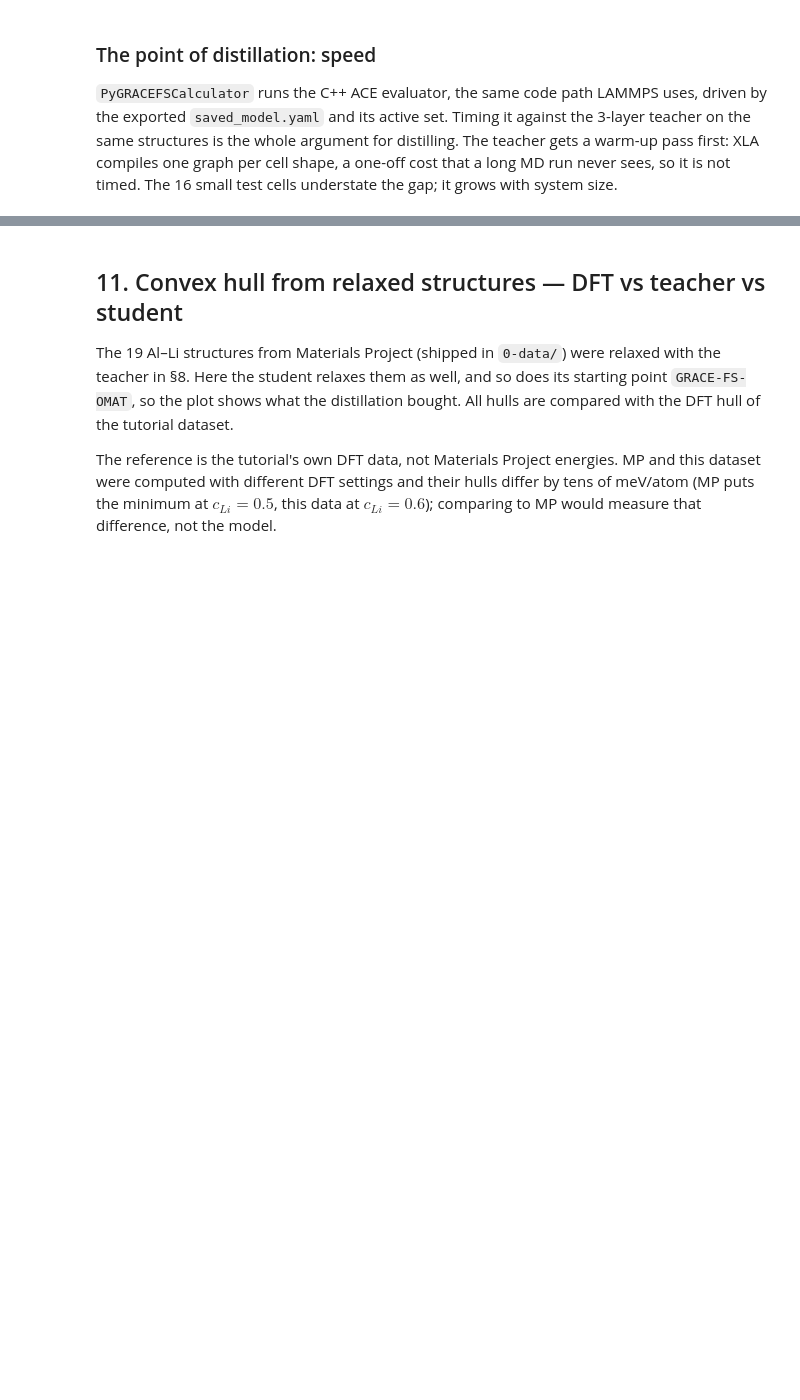
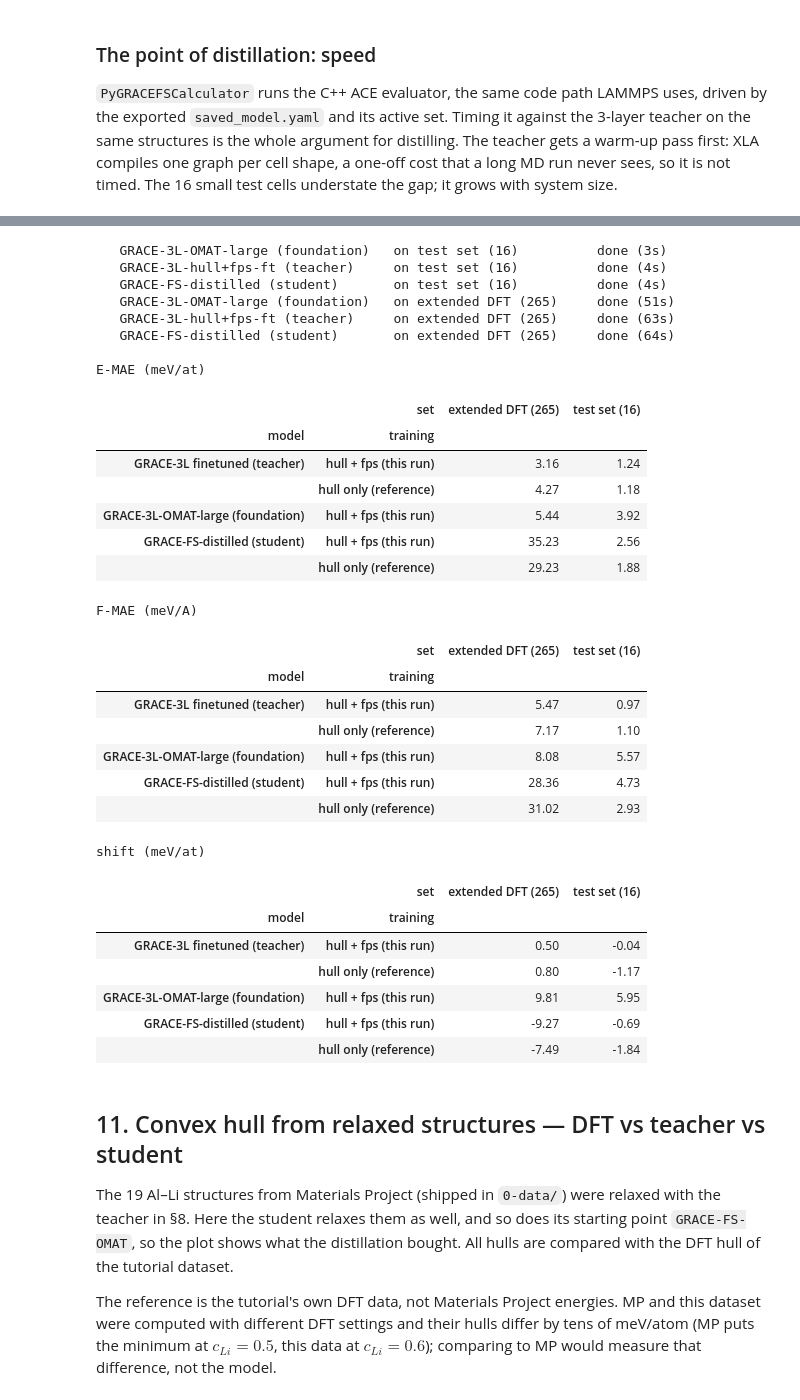
Before and after one commit to yury-lysogorskiy/grace-colab-tutorial, a Jupyter notebook: GRACE-AlLi-tutorial.ipynb, the cells around one changed output, grey strips where cells are left out. Saved outputs shown, nothing was run; the diff lists cells and outputs as text; code cells hidden in the pictures; blank space fills up the shorter version.

```diff
--- a/GRACE-AlLi-tutorial.ipynb
+++ b/GRACE-AlLi-tutorial.ipynb
@@ -1493,29 +1565,65 @@ shift is small by construction. Forces need no such correction.
 # %%
 def errors_vs_dft(df, calc):
     """Energy MAE with the model's constant offset removed, the offset itself, and the force MAE."""
     E, F = predict(df["ase_atoms"], calc)
     d = (E - df["energy"].values)/natoms(df)*1000
     return {"shift (meV/at)": d.mean(), "E-MAE (meV/at)": np.abs(d - d.mean()).mean(),
             "F-MAE (meV/A)": np.abs(flat(F) - flat(df["forces"])).mean()*1000}
 
 errors_file = DISTILL / f"model_errors-{POOL_TAG}.pkl.gz"
 if not have(errors_file, "(model errors)"):
     extended = load(EXT_SET)
     sets   = {f"test set ({len(test)})": test, f"extended DFT ({len(extended)})": extended}
     models = {"GRACE-3L-OMAT-large (foundation)": calc_fm,
               f"{TEACHER_NAME} (teacher)":         calc_uq,
               "GRACE-FS-distilled (student)":     calc_fs}
     rows, t0 = [], time.time()
     for sname, sdf in sets.items():
         for mname, calc in models.items():
             rows.append({"set": sname, "model": mname, **errors_vs_dft(sdf, calc)})
             print(f"   {mname:34s} on {sname:22s} done ({time.time()-t0:.0f}s)")
     save(pd.DataFrame(rows), errors_file)
 
-model_errors = load(errors_file)
+model_errors = load(errors_file).assign(training="hull + fps (this run)")
+reference    = load(REF_ERRORS)
+reference    = reference[~reference["model"].str.contains("foundation")].assign(training="hull only (reference)")
+both = pd.concat([model_errors, reference], ignore_index=True)
+both["model"] = both["model"].str.replace(r"GRACE-3L-hull(\+fps)?-ft", "GRACE-3L finetuned", regex=True)
 for col in ("E-MAE (meV/at)", "F-MAE (meV/A)", "shift (meV/at)"):
     print(f"\n{col}")
-    display(model_errors.pivot(index="model", columns="set", values=col).round(2))
+    display(both.pivot(index=["model", "training"], columns="set", values=col).round(2))
+# %% [output]
+   GRACE-3L-OMAT-large (foundation)   on test set (16)          done (3s)
+   GRACE-3L-hull+fps-ft (teacher)     on test set (16)          done (4s)
+   GRACE-FS-distilled (student)       on test set (16)          done (4s)
+   GRACE-3L-OMAT-large (foundation)   on extended DFT (265)     done (51s)
+   GRACE-3L-hull+fps-ft (teacher)     on extended DFT (265)     done (63s)
+   GRACE-FS-distilled (student)       on extended DFT (265)     done (64s)
+
+E-MAE (meV/at)
+|  | set | extended DFT (265) | test set (16) |
+| model | training |  |  |
+| GRACE-3L finetuned (teacher) | hull + fps (this run) | 3.16 | 1.24 |
+|  | hull only (reference) | 4.27 | 1.18 |
+| GRACE-3L-OMAT-large (foundation) | hull + fps (this run) | 5.44 | 3.92 |
+| GRACE-FS-distilled (student) | hull + fps (this run) | 35.23 | 2.56 |
+|  | hull only (reference) | 29.23 | 1.88 |
+F-MAE (meV/A)
+|  | set | extended DFT (265) | test set (16) |
+| model | training |  |  |
+| GRACE-3L finetuned (teacher) | hull + fps (this run) | 5.47 | 0.97 |
+|  | hull only (reference) | 7.17 | 1.10 |
+| GRACE-3L-OMAT-large (foundation) | hull + fps (this run) | 8.08 | 5.57 |
+| GRACE-FS-distilled (student) | hull + fps (this run) | 28.36 | 4.73 |
+|  | hull only (reference) | 31.02 | 2.93 |
+shift (meV/at)
+|  | set | extended DFT (265) | test set (16) |
+| model | training |  |  |
+| GRACE-3L finetuned (teacher) | hull + fps (this run) | 0.50 | -0.04 |
+|  | hull only (reference) | 0.80 | -1.17 |
+| GRACE-3L-OMAT-large (foundation) | hull + fps (this run) | 9.81 | 5.95 |
+| GRACE-FS-distilled (student) | hull + fps (this run) | -9.27 | -0.69 |
+|  | hull only (reference) | -7.49 | -1.84 |
 # %% [markdown]
 ## 11. Convex hull from relaxed structures — DFT vs teacher vs student
 
```
Also changed, not shown: parts of 54 cells of this notebook.
